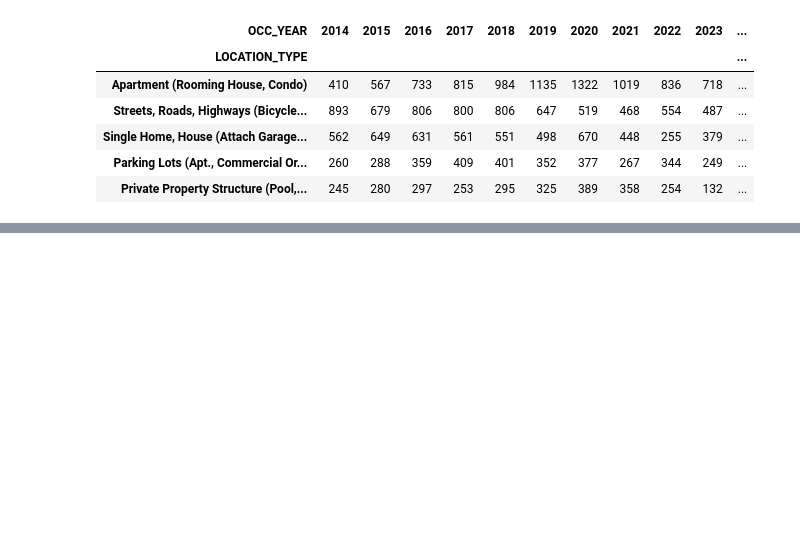
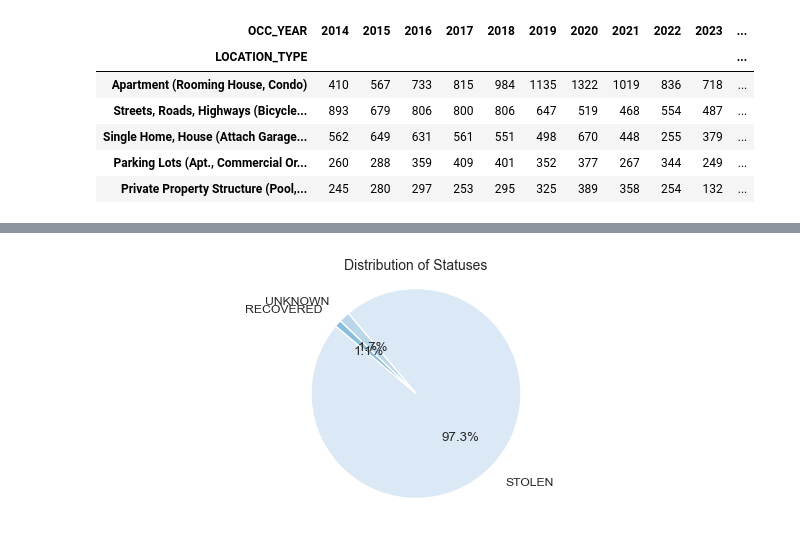
Before and after one commit to kvlrdhrs/Analysis-of-Bicycle-Thefts-in-Toronto, a Jupyter notebook: code.ipynb, the cells around one changed output, grey strips where cells are left out. Cells and saved outputs as stored; diff of their text form; code cells hidden in the pictures; blank space fills up the shorter version.

```diff
--- a/code.ipynb
+++ b/code.ipynb
@@ -391,3 +391,13 @@ display(styled_top_5_locations)
 | Single Home, House (Attach Garage... | 562 | 649 | 631 | 561 | 551 | 498 | 670 | 448 | 255 | 379 | ... |
 | Parking Lots (Apt., Commercial Or... | 260 | 288 | 359 | 409 | 401 | 352 | 377 | 267 | 344 | 249 | ... |
 | Private Property Structure (Pool,... | 245 | 280 | 297 | 253 | 295 | 325 | 389 | 358 | 254 | 132 | ... |
+# %%
+status_counts = df['STATUS'].value_counts()
+percentage_of_total = (status_counts / status_counts.sum()) * 100
+status_distribution = pd.DataFrame({'Status Count': status_counts, '% of Total': percentage_of_total})
+
+status_distribution['% of Total'] = status_distribution['% of Total'].apply(lambda x: f'{int(x)}%' if x.is_integer() else f'{x:.0f}%')
+
+styled_status_distribution = status_distribution.style.background_gradient(cmap='Blues')
+
+display(styled_status_distribution)
@@ -393,0 +410,14 @@ display(styled_top_5_locations)
+# %%
+# on this pie chart we can see that most of the cases are still open.
+# Set the style and font scale
+sns.set(style="whitegrid", font_scale=0.8)
+
+# Plotting pie chart using Seaborn
+plt.figure(figsize=(8, 3))
+sns.set_palette("Blues")
+plt.pie(status_distribution['Status Count'], labels=status_distribution.index, autopct='%1.1f%%', startangle=140, labeldistance=1.2)
+plt.title('Distribution of Statuses', fontsize=10)
+plt.axis('equal')
+plt.show()
+# %% [output]
+[figure, added]
```
Also changed, not shown: parts of 4 cells of this notebook.
